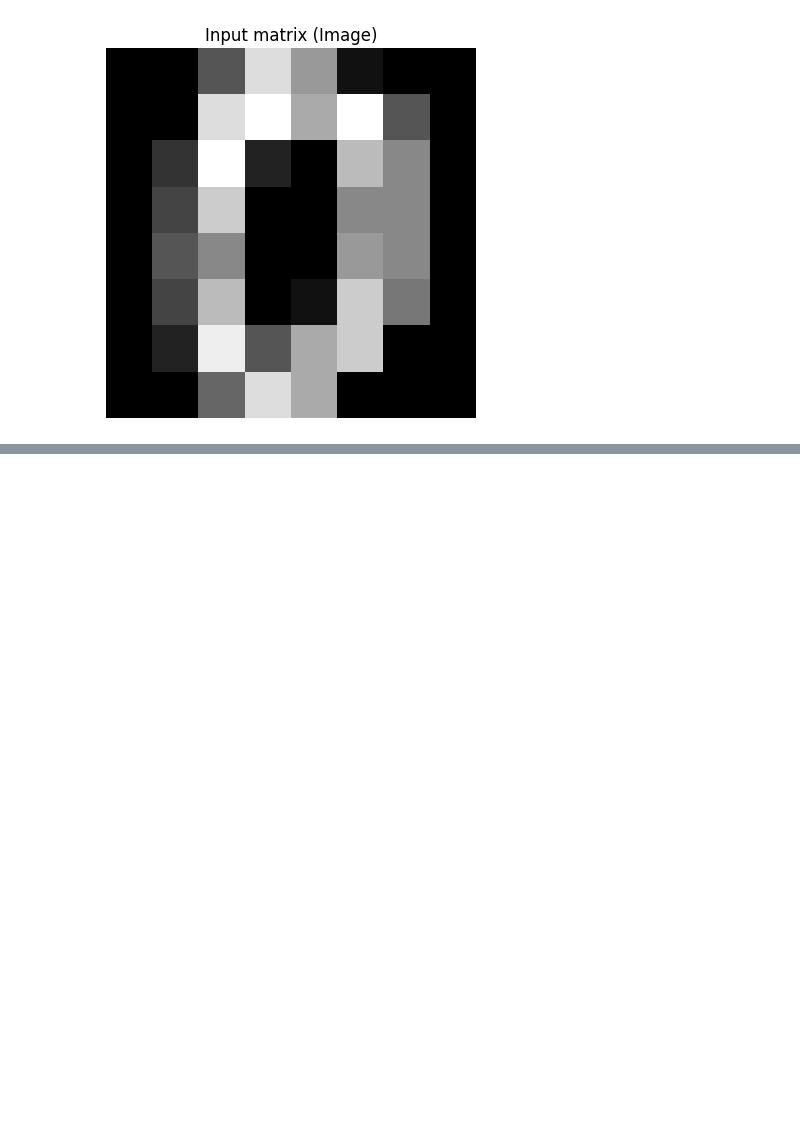
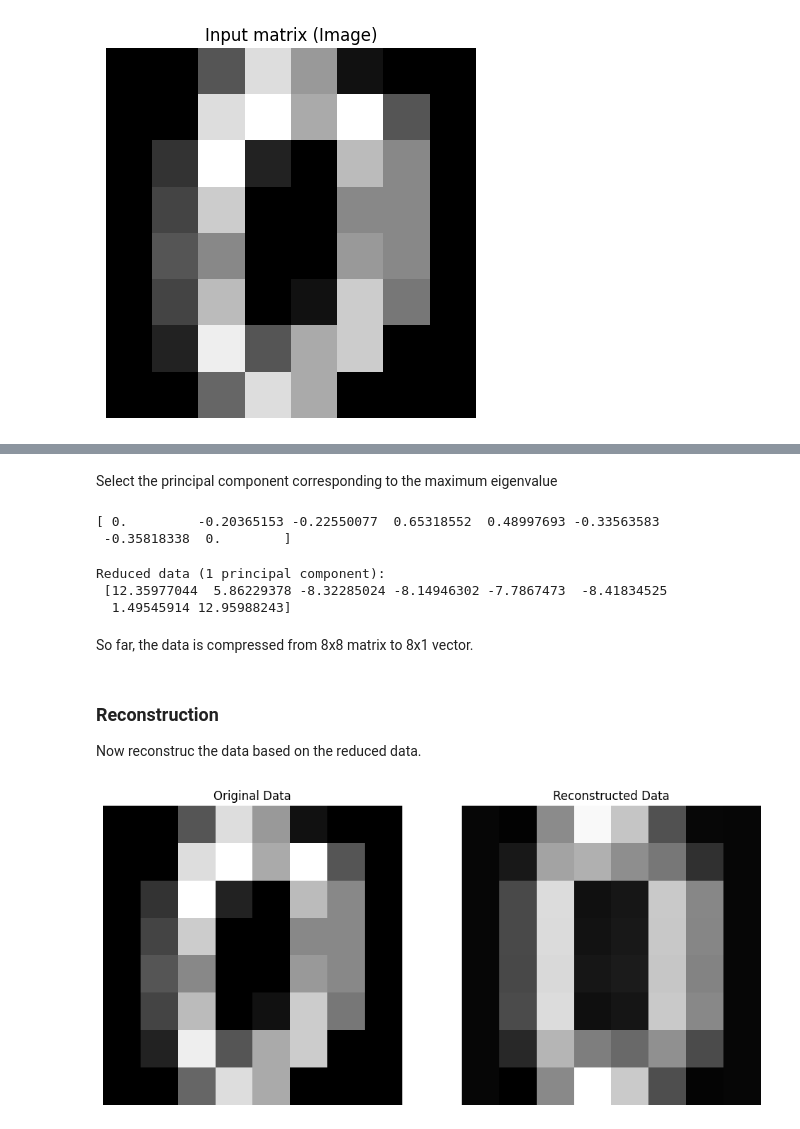
Before and after one commit to MengWoods/blog-notebook, a Jupyter notebook: 01-pca/Untitled.ipynb, the cells around one changed output, grey strips where cells are left out. Cells and saved outputs as stored; diff of their text form; code cells hidden in the pictures; blank space fills up the shorter version.

```diff
--- a/01-pca/Untitled.ipynb
+++ b/01-pca/Untitled.ipynb
@@ -344,0 +199,4 @@ plt.show()
+# %%
+# Step 2: Subtract the mean from each feature
+centered_matrix = input_matrix - mean_vec
+print(centered_matrix)
@@ -344,0 +243,6 @@ plt.show()
+# %%
+# Step 4: Compute the eigenvalues and eigenvectors of the covariance matrix
+eigenvalues, eigenvectors = np.linalg.eig(cov_matrix)
+
+print(eigenvalues)
+print(eigenvectors)
@@ -344,0 +268,49 @@ plt.show()
+# %% [markdown]
+Select the principal component corresponding to the maximum eigenvalue
+# %%
+# Step 5: Choose the principal component corresponding to the maximum eigenvalue
+max_eigenvalue_index = np.argmax(eigenvalues)
+principal_component = eigenvectors[:, max_eigenvalue_index]
+print(principal_component)
+# %% [output]
+[ 0.         -0.20365153 -0.22550077  0.65318552  0.48997693 -0.33563583
+ -0.35818338  0.        ]
+# %%
+# Step 6: Project the data onto the principal component
+reduced_data = np.dot(centered_matrix, principal_component)
+
+# Print the reduced data
+print("Reduced data (1 principal component):\n", reduced_data)
+# %% [output]
+Reduced data (1 principal component):
+ [12.35977044  5.86229378 -8.32285024 -8.14946302 -7.7867473  -8.41834525
+  1.49545914 12.95988243]
+# %% [markdown]
+So far, the data is compressed from 8x8 matrix to 8x1 vector.
+# %% [markdown]
+### Reconstruction
+
+Now reconstruc the data based on the reduced data.
+# %%
+# Step 7: Reconstruct the data
+reconstructed_data = np.dot(reduced_data.reshape(-1, 1), principal_component.reshape(1, -1))
+
+# Step 8: Add back the mean to the reconstructed data
+reconstructed_data += mean_vec
+
+# Step 9: Visualize the original and reconstructed data
+fig, axes = plt.subplots(1, 2, figsize=(12, 6))
+
+# Original data
+axes[0].imshow(input_matrix, cmap='gray')
+axes[0].set_title('Original Data')
+axes[0].axis('off')
+
+# Reconstructed data
+axes[1].imshow(reconstructed_data.real, cmap='gray')
+axes[1].set_title('Reconstructed Data')
+axes[1].axis('off')
+
+plt.show()
+# %% [output]
+[figure, added]
```
Also changed, not shown: parts of 19 cells of this notebook, 7 other files.
